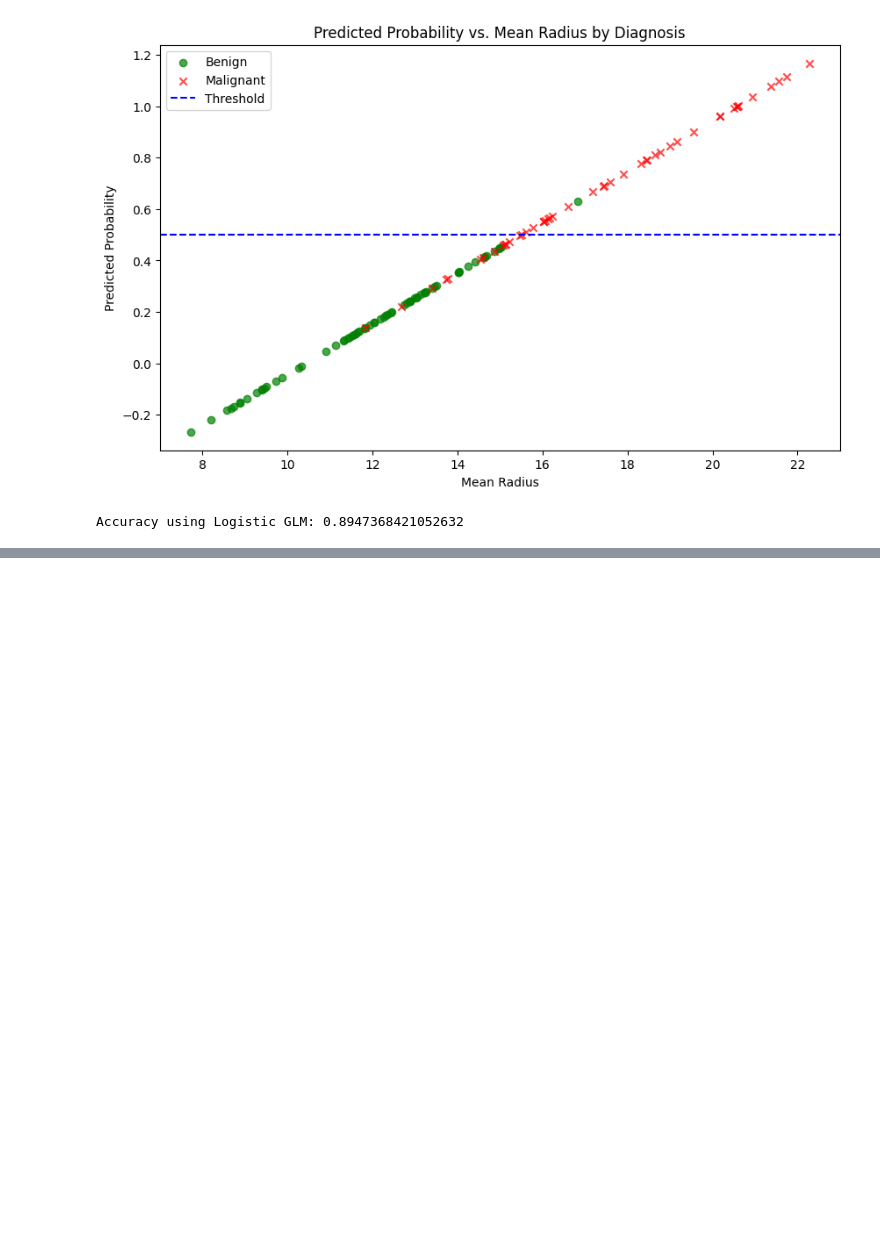
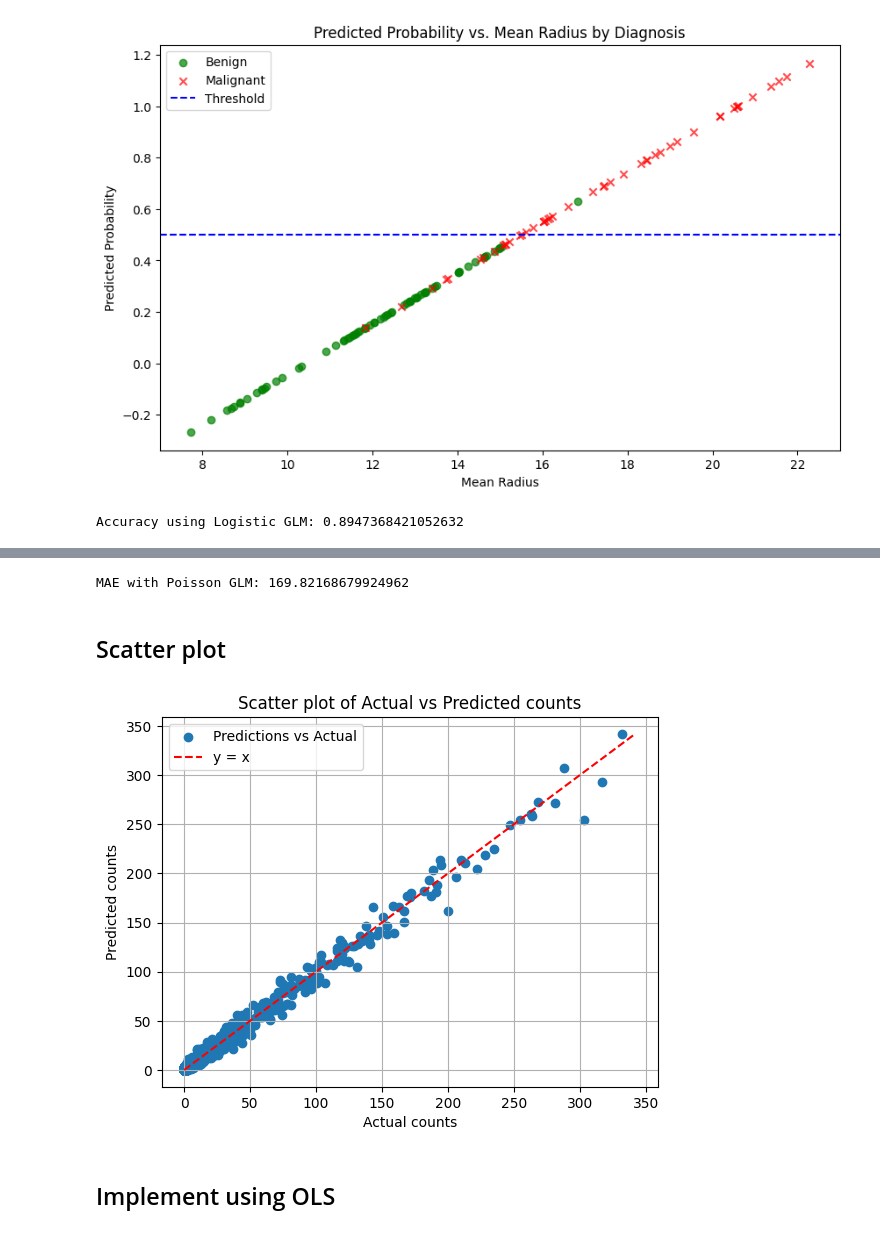
Before and after one commit to BenjaminLHR/MA4270-Proj, a Jupyter notebook: code_v2.ipynb, the cells around one changed output, grey strips where cells are left out. Drawn from its saved outputs; the diff is of its cells as text; code cells hidden in the pictures; blank space fills up the shorter version.

```diff
--- a/code_v2.ipynb
+++ b/code_v2.ipynb
@@ -248,0 +258,2 @@ cycle_lane_df
+# %%
+poisson_df_train, poisson_df_test = train_test_split(poisson_df, test_size=0.2, random_state=0)
@@ -248,0 +330,11 @@ cycle_lane_df
+# %%
+# y_col = (poisson_df_train.columns[0])
+# x_cols = list(poisson_df_train.columns[1:])
+# x_cols=['feat1']
+model = sm.GLM(poisson_df_train[y_col], poisson_df_train[x_cols], family=sm.families.Poisson())
+
+# Fit the model
+result = model.fit()
+
+# Print the fitted parameters
+print(result.summary())
@@ -248,0 +359,27 @@ cycle_lane_df
+# %%
+X_test, y_test = poisson_df_test[x_cols], poisson_df_test[y_col]
+predictions = result.predict(X_test)
+mae = np.mean(np.abs((y_test - predictions) )) * 100
+print(f"MAE with Poisson GLM: {mae}")
+# %% [output]
+MAE with Poisson GLM: 169.82168679924962
+# %% [markdown]
+## Scatter plot
+# %%
+import matplotlib.pyplot as plt
+plt.scatter(poisson_df_test['target'], predictions, label='Predictions vs Actual')
+
+max_val = max(poisson_df_test['target'].max(), predictions.max())
+min_val = min(poisson_df_test['target'].min(), predictions.min())
+plt.plot([min_val, max_val], [min_val, max_val], 'r--', label='y = x')
+
+plt.xlabel('Actual counts')
+plt.ylabel('Predicted counts')
+plt.title('Scatter plot of Actual vs Predicted counts')
+plt.legend()
+plt.grid(True)
+plt.show()
+# %% [output]
+[figure, added]
+# %% [markdown]
+## Implement using OLS
```
Also changed, not shown: parts of 16 cells of this notebook.
